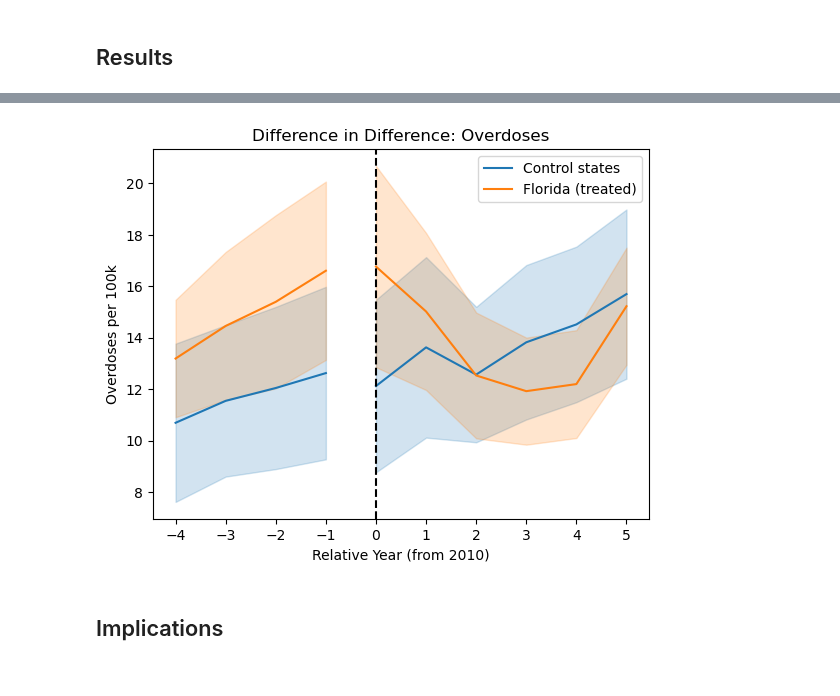
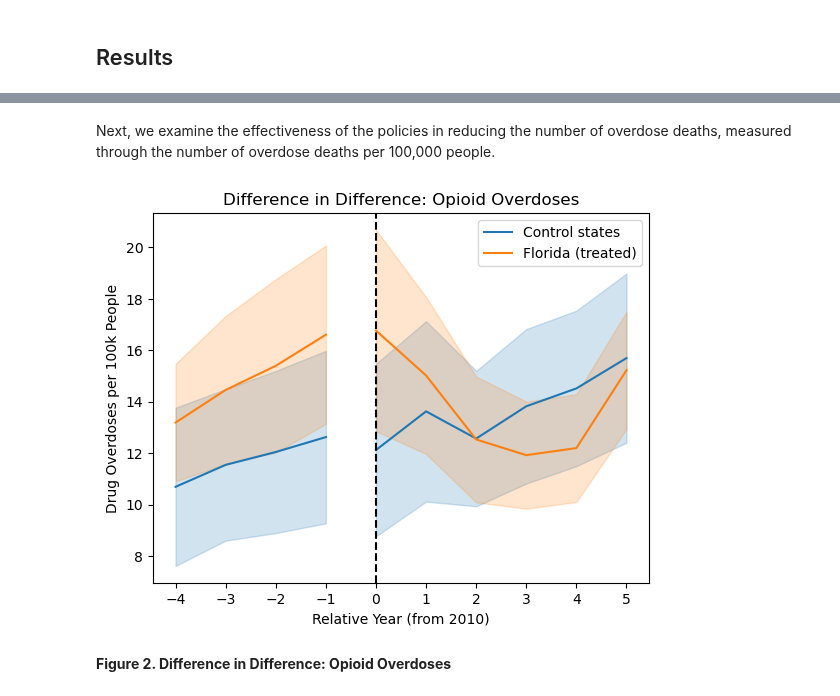
Before and after one commit to rakiranelson/IDS590-Opioids-Final-Project, a Jupyter notebook: opioid_dsm.ipynb, the cells around one changed output, grey strips where cells are left out. Drawn from its saved outputs; the diff is of its cells as text; code cells hidden in the pictures.

```diff
--- a/opioid_dsm.ipynb
+++ b/opioid_dsm.ipynb
@@ -161,3 +187,5 @@ plt.show()
+# %% [markdown]
+Next, we examine the effectiveness of the policies in reducing the number of overdose deaths, measured through the number of overdose deaths per 100,000 people.
 # %%
 colors = ["tab:blue", "tab:orange"]
 pre_od = opioids_states_od[opioids_states_od["year"] < 2010]
@@ -201,35 +229,35 @@ for group, d in pre_overdose_trends.groupby("policy_state"):
         d["mean"] + 1.96 * d["se"],
         color=colors[group],
         alpha=0.2,
     )
 
 # part of the graph after 2010
 for group, d in post_overdose_trends.groupby("policy_state"):
     # mean line
     ax_post.plot(
         d["relative_year"],
         d["mean"],
         color=colors[group],
     )
     # SE shading
     ax_post.fill_between(
         d["relative_year"],
         d["mean"] - 1.96 * d["se"],
         d["mean"] + 1.96 * d["se"],
         color=colors[group],
         alpha=0.2,
     )
 
 ax_post.axvline(0, color="black", linestyle="--")
 ax_post.set(
-    title="Difference in Difference: Overdoses",
+    title="Difference in Difference: Opioid Overdoses",
     xlabel="Relative Year (from 2010)",
-    ylabel="Overdoses per 100k",
+    ylabel="Drug Overdoses per 100k People",
     xticks=sorted(opioids_states_prescriptions["relative_year"].unique()),
 )
 ax_post.legend()
 plt.show()
 # %% [output]
-[figure, old version]
+[figure, new version]
-# %% [markdown]
-## Implications
+# %% [markdown]
+**Figure 2. Difference in Difference: Opioid Overdoses**
```
Also changed, not shown: parts of 17 cells of this notebook.
